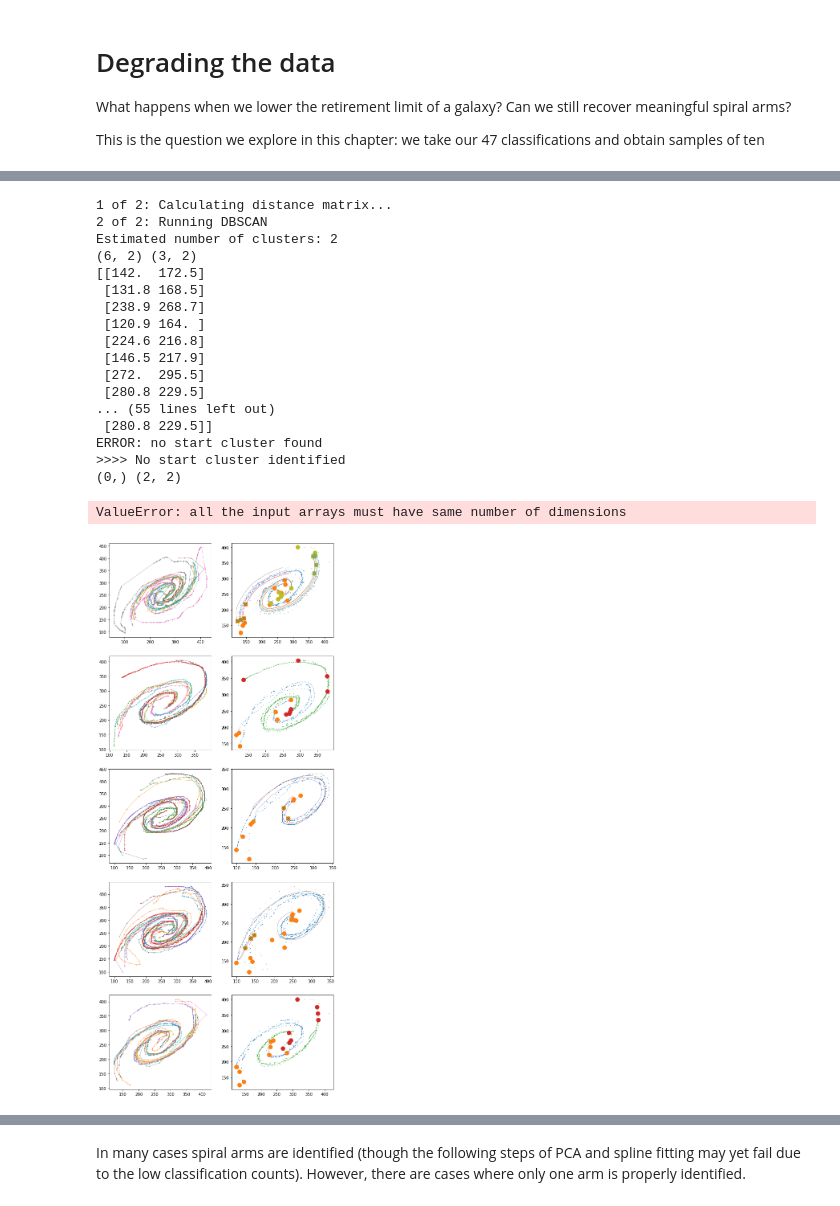
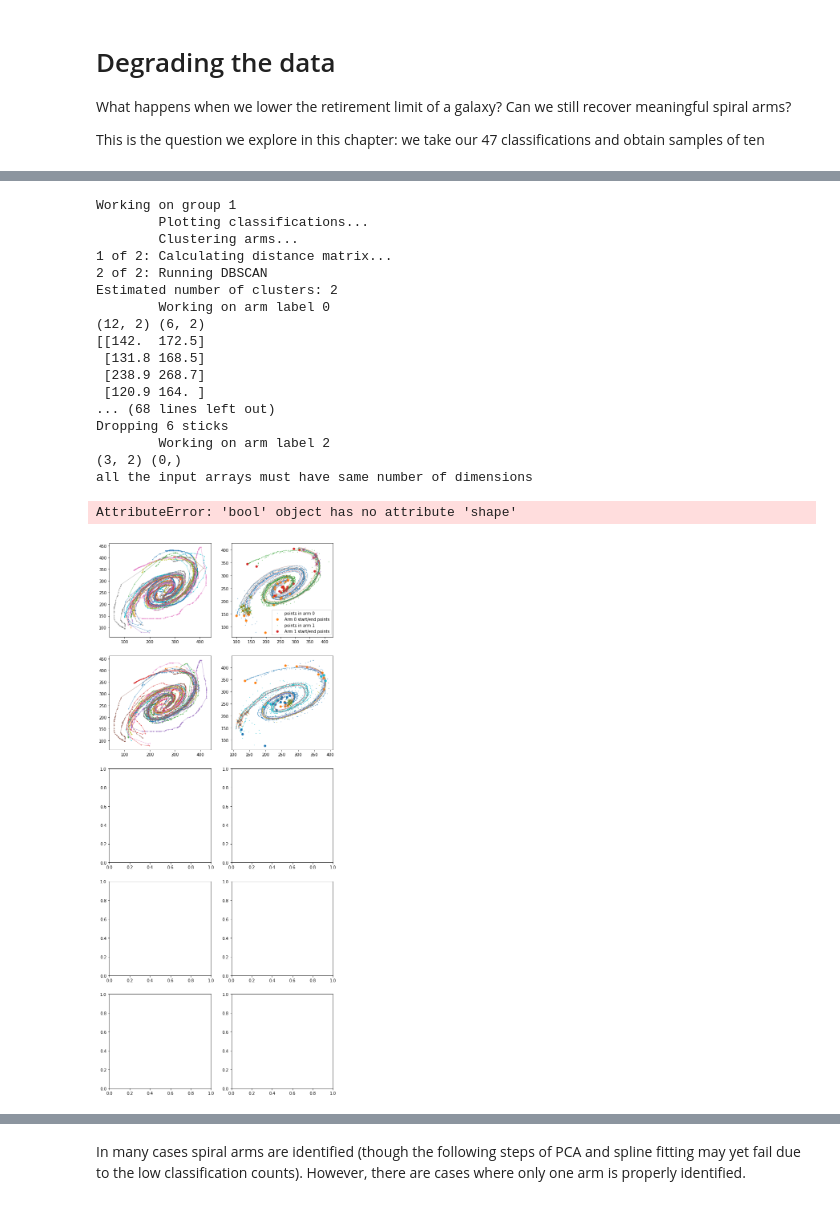
Before and after one commit to tingard/Galaxy-builder-aggregation, a Jupyter notebook: spiral-aggregation/chapter-4.ipynb, the cells around one changed output, grey strips where cells are left out. Drawn from its saved outputs; the diff is of its cells as text; code cells hidden in the pictures.

```diff
--- a/spiral-aggregation/chapter-4.ipynb
+++ b/spiral-aggregation/chapter-4.ipynb
@@ -35,3 +38,7 @@ spiralsWithLengthCut = [
     for c in spirals if all([len(a) > 5 for a in c])
 ]
 drawnArms = np.array([np.array(arm) for classification in spiralsWithLengthCut for arm in classification])
+# %%
+np.random.seed(0)
+classificationGroups = [np.random.choice(np.arange(len(annotations)), size=30, replace=False) for i in range(5)]
+classificationGroups
@@ -38,9 +56,8 @@ drawnArms = np.array([np.array(arm) for classification in spiralsWithLengthCut f
 # %%
-np.random.seed(0)
-classificationGroups = [np.random.choice(np.arange(len(annotations)), size=10, replace=False) for i in range(5)]
 fig, ax = plt.subplots(ncols=2, nrows=len(classificationGroups), figsize=(10, len(classificationGroups)*5))
 splineGroups = []
 for groupIndex, indices in enumerate(classificationGroups[:]):
+    print('Working on group {}'.format(groupIndex + 1))
     filteredAnnotations = [annotations[i] for i in indices]
     annotationsWithSpiral = [c[3]['value'][0]['value'] for c in filteredAnnotations if len(c[3]['value'][0]['value'])]
     spirals = [[a['points'] for a in c] for c in annotationsWithSpiral]
@@ -49,20 +66,32 @@ for groupIndex, indices in enumerate(classificationGroups[:]):
         for c in spirals if all([len(a) > 5 for a in c])
     ]
     drawnArms = np.array([np.array(arm) for classification in spiralsWithLengthCut for arm in classification])
+    print('\tPlotting classifications...')
     for index, arm in enumerate(drawnArms):
         ax[groupIndex][0].plot(arm[:, 0], arm[:, 1], linewidth=1, alpha=0.5, c='C{}'.format(index % 10))
         ax[groupIndex][0].plot(arm[:, 0], arm[:, 1], '.', markersize=2, c='C{}'.format(index % 10))
     splines = []
-    armLabels = groupPolylines.clusterPolyLines(drawnArms)
+
+    print('\tClustering arms...')
+    db = groupPolylines.clusterPolyLines(drawnArms)
+    armLabels = db.labels_
+
     for armLabel in range(np.max(armLabels) + 1):
+        print('\tWorking on arm label {}'.format(armLabel))
         pointCloud = np.concatenate(drawnArms[armLabels == armLabel])
 
-        ax[groupIndex, 1].plot(pointCloud[:, 0], pointCloud[:, 1], '.', markerSize=1)
+        ax[groupIndex, 1].plot(pointCloud[:, 0], pointCloud[:, 1], '.', markerSize=1, label='points in arm {}'.format(armLabel))
         startEndPoints = np.array(
             [i[0] for i in drawnArms[armLabels == armLabel]]
             + [i[-1] for i in drawnArms[armLabels == armLabel]]
         )
-        ax[groupIndex, 1].plot(startEndPoints[:, 0], startEndPoints[:, 1], 'o', markerSize=10)
+        ax[groupIndex, 1].plot(
+            startEndPoints[:, 0],
+            startEndPoints[:, 1],
+            'o',
+            markerSize=5,
+            label='Arm {} start/end points'.format(armLabel)
+        )
 
         cleanedCloud, outlierMask = groupPolylines.identifyOutliers(pointCloud)
 
@@ -78,42 +107,43 @@ for groupIndex, indices in enumerate(classificationGroups[:]):
         paths = pcaSpiralExtract.dropSticks(startCluster, cleanedVectorField)
         for path in paths:
             ax[groupIndex, 1].plot(path[:, 0], path[:, 1], linewidth=1, alpha=0.5)
 
         downstreamPoints = np.array([p[-1] for p in paths])
         upstreamPoints = np.array([p[0] for p in paths])
 
         downstreamClusterMask = pcaSpiralExtract.findDownstreamCluster(downstreamPoints)
         if not np.any(downstreamClusterMask):
             print('>>>> No downstream cluster identified')
             continue
         startPoint = (
             np.add.reduce(startCluster[downstreamClusterMask]) /
             startCluster[downstreamClusterMask].shape[0]
         )
         finalPath = pcaSpiralExtract.dropStick(startPoint, cleanedVectorField)
         res = pcaSpiralExtract.sortCloudAlongLine(cleanedCloud, finalPath)
         pointOrder = np.argsort(res[0])
 
         Sx, Sy = pcaSpiralExtract.fitParametrisedSpline(cleanedCloud[pointOrder]/512)
         splines.append([Sx, Sy])
+    ax[groupIndex, 1].legend()
 #     splineGroups.append(splines)
 # %% [output]
+Working on group 1
+        Plotting classifications...
+        Clustering arms...
 1 of 2: Calculating distance matrix...
 2 of 2: Running DBSCAN
 Estimated number of clusters: 2
-(6, 2) (3, 2)
+        Working on arm label 0
+(12, 2) (6, 2)
 [[142.  172.5]
  [131.8 168.5]
  [238.9 268.7]
  [120.9 164. ]
- [224.6 216.8]
- [146.5 217.9]
- [272.  295.5]
- [280.8 229.5]
-... (55 lines left out)
- [280.8 229.5]]
-ERROR: no start cluster found
->>>> No start cluster identified
-(0,) (2, 2)
+... (68 lines left out)
+Dropping 6 sticks
+        Working on arm label 2
+(3, 2) (0,)
+all the input arrays must have same number of dimensions
-ValueError: all the input arrays must have same number of dimensions
+AttributeError: 'bool' object has no attribute 'shape'
-[figure, old version]
+[figure, new version]
```
Also changed, not shown: parts of 4 cells of this notebook, 16 other files.
